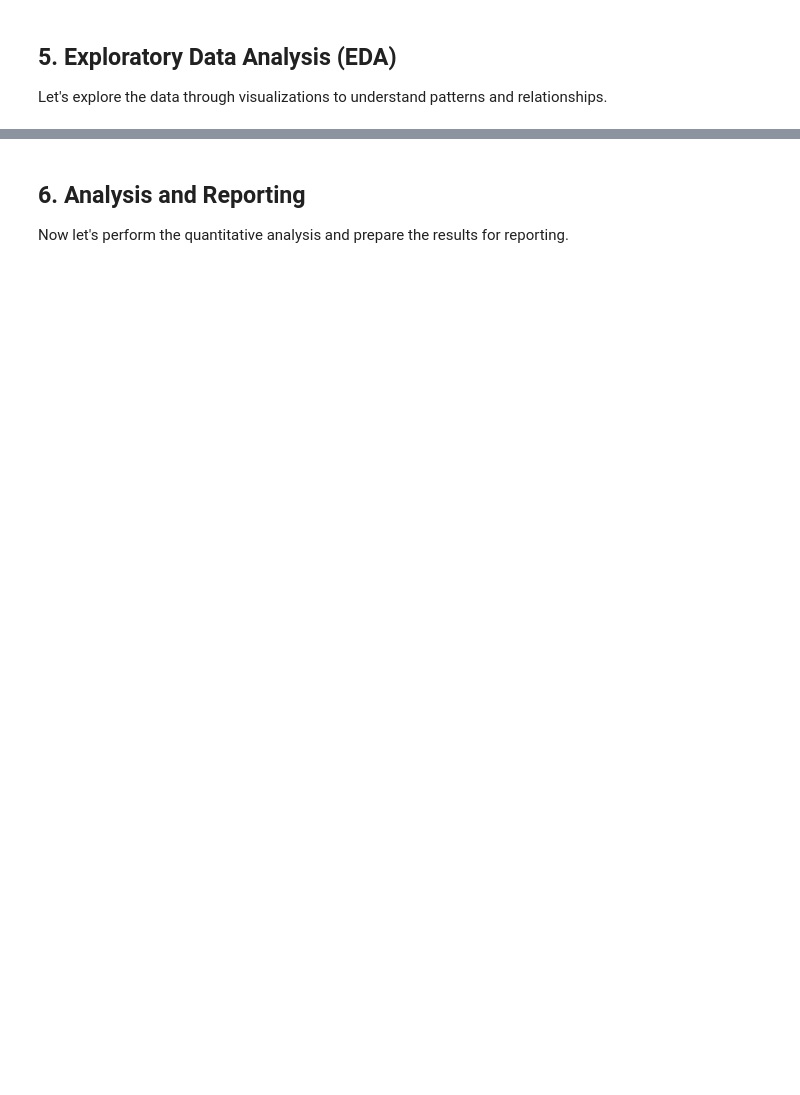
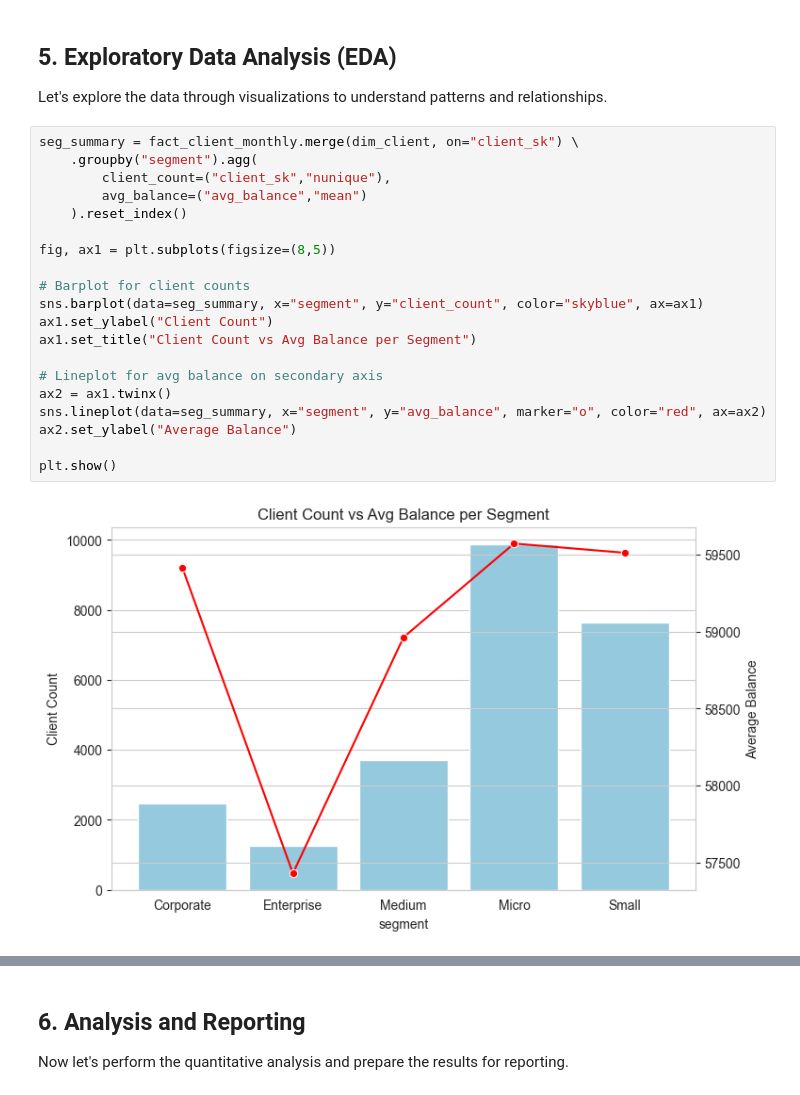
Before and after one commit to thembani47/UbuntuBankSA, a Jupyter notebook: Notebook/exploratory data analysis.ipynb, the cells around one changed output, grey strips where cells are left out. Saved outputs shown, nothing was run; the diff lists cells and outputs as text; blank space fills up the shorter version.

```diff
--- a/Notebook/exploratory data analysis.ipynb
+++ b/Notebook/exploratory data analysis.ipynb
@@ -379,3 +131,25 @@ Merged dataset shape: (10800, 41)
 ## 5. Exploratory Data Analysis (EDA)
 
 Let's explore the data through visualizations to understand patterns and relationships.
+# %%
+seg_summary = fact_client_monthly.merge(dim_client, on="client_sk") \
+    .groupby("segment").agg(
+        client_count=("client_sk","nunique"),
+        avg_balance=("avg_balance","mean")
+    ).reset_index()
+
+fig, ax1 = plt.subplots(figsize=(8,5))
+
+# Barplot for client counts
+sns.barplot(data=seg_summary, x="segment", y="client_count", color="skyblue", ax=ax1)
+ax1.set_ylabel("Client Count")
+ax1.set_title("Client Count vs Avg Balance per Segment")
+
+# Lineplot for avg balance on secondary axis
+ax2 = ax1.twinx()
+sns.lineplot(data=seg_summary, x="segment", y="avg_balance", marker="o", color="red", ax=ax2)
+ax2.set_ylabel("Average Balance")
+
+plt.show()
+# %% [output]
+[figure, added]
```
Also changed, not shown: parts of 16 cells of this notebook, 10 other files.
